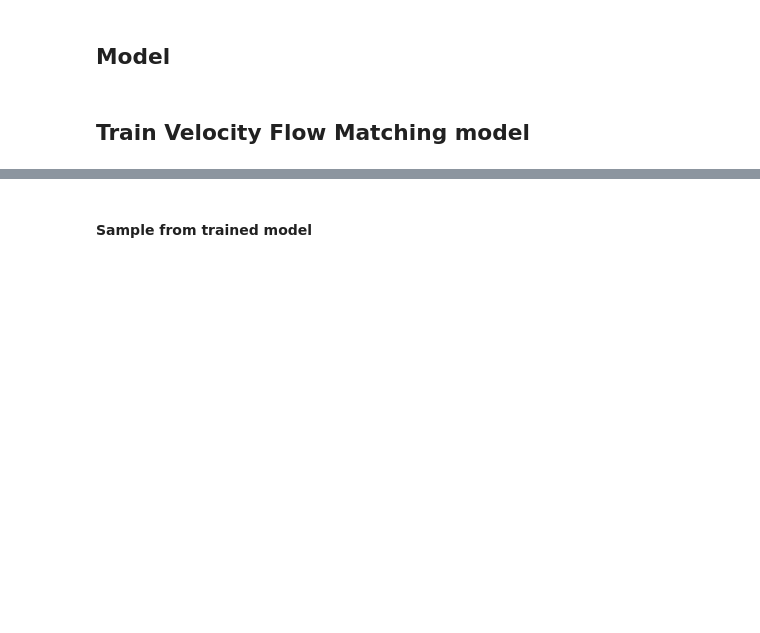
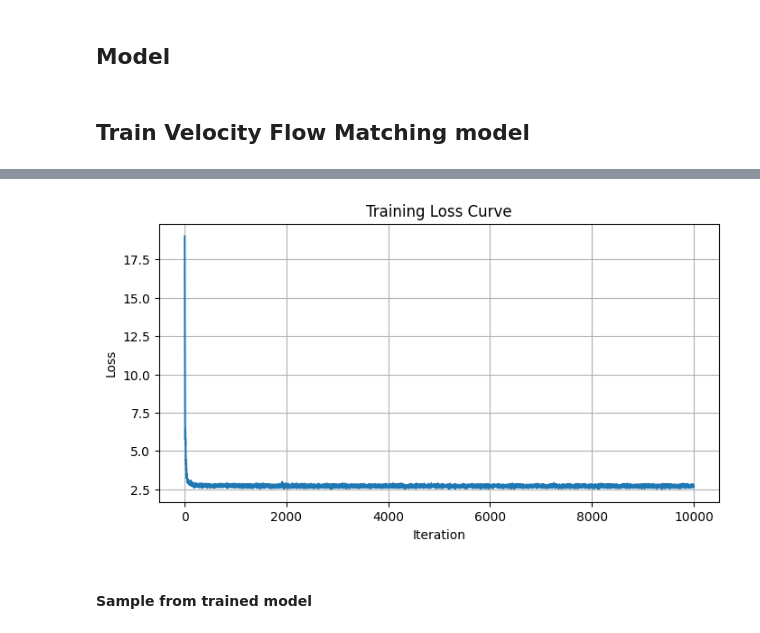
Before and after one commit to jkdxg8837/Diffusion_One, a Jupyter notebook: examples/2d_flow_matching_lora.ipynb, the cells around one changed output, grey strips where cells are left out. Saved outputs shown, nothing was run; the diff lists cells and outputs as text; code cells hidden in the pictures; blank space fills up the shorter version.

```diff
--- a/examples/2d_flow_matching_lora.ipynb
+++ b/examples/2d_flow_matching_lora.ipynb
@@ -173,3 +190,13 @@ for i in range(iterations):
+# %%
+plt.figure(figsize=(8, 4))
+plt.plot(loss_history[:])
+plt.xlabel('Iteration')
+plt.ylabel('Loss')
+plt.title('Training Loss Curve')
+plt.grid(True)
+plt.show()
+# %% [output]
+[figure, added]
 # %% [markdown]
 #### Sample from trained model
 # %%
```
Also changed, not shown: parts of 9 cells of this notebook, 6 other files.
